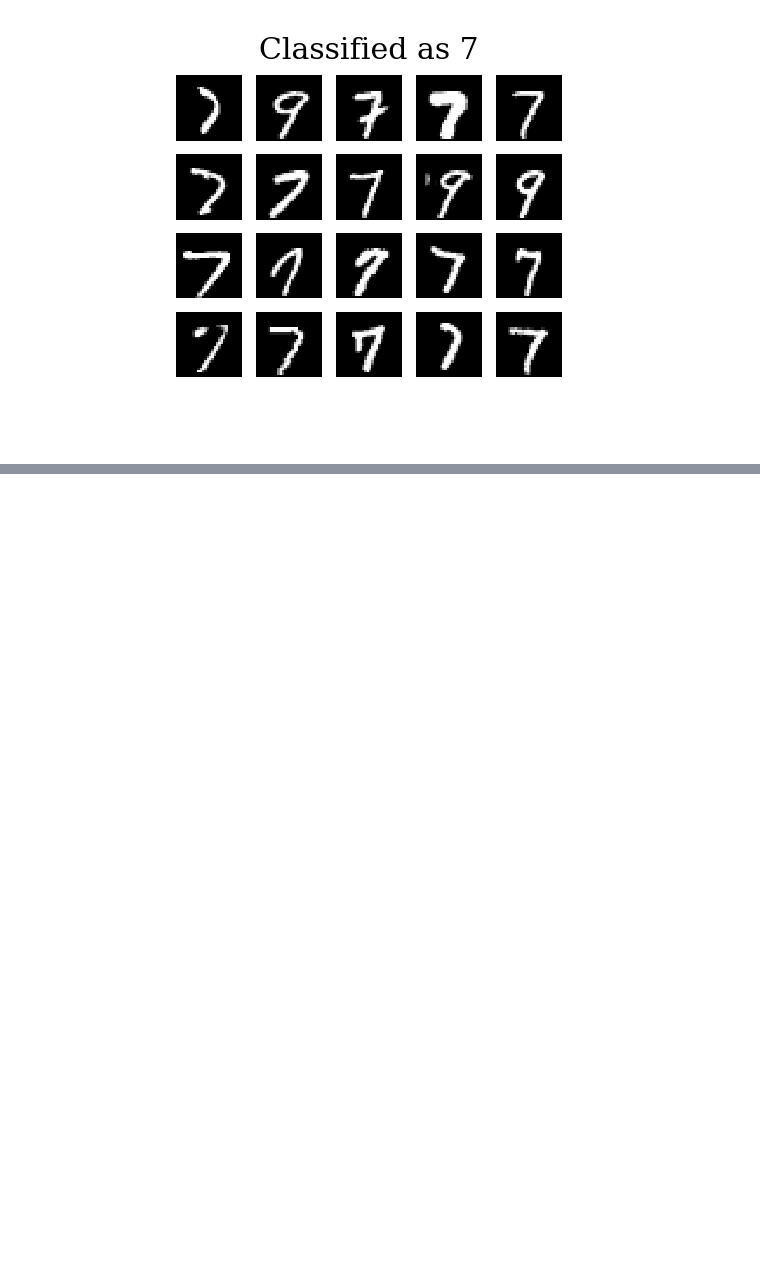
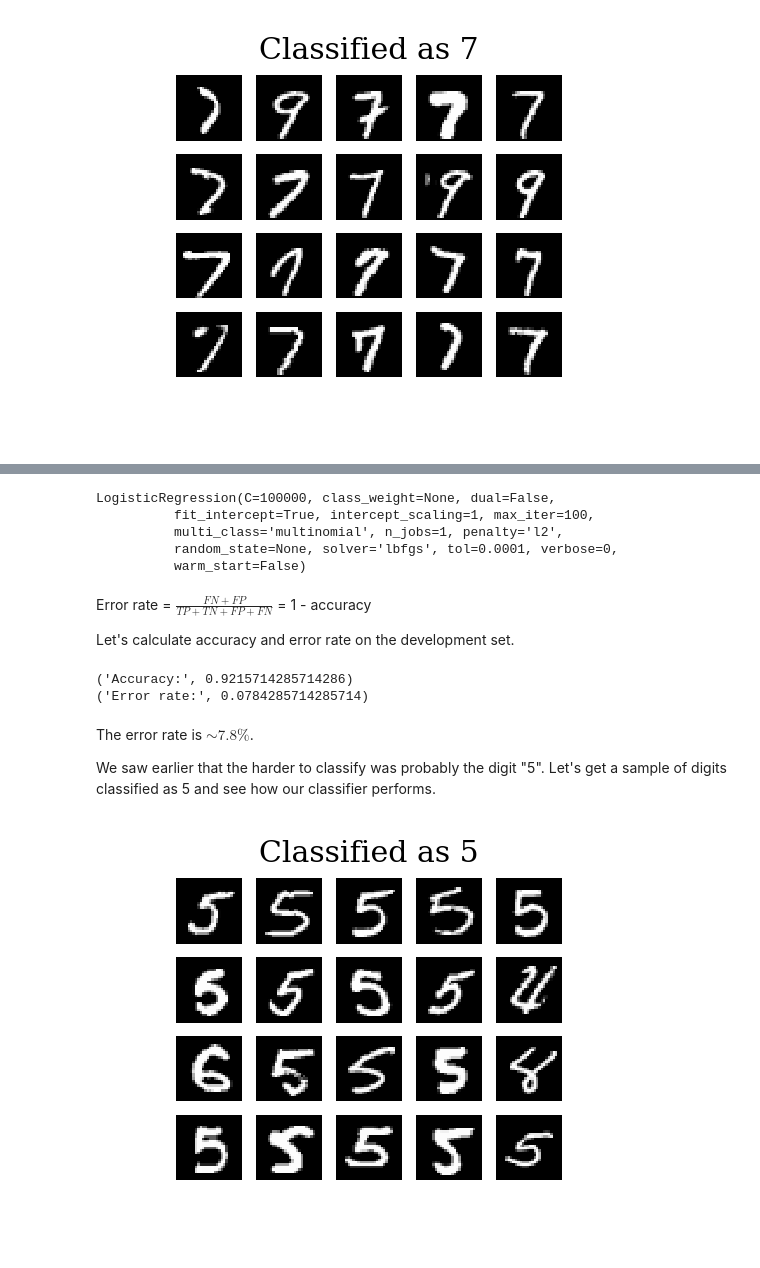
Before and after one commit to dtanoglidis/Machine-Learning-and-Large-Scale-Data-Analysis, a Jupyter notebook: HW2_Prob5_Tanoglidis.ipynb, the cells around one changed output, grey strips where cells are left out. Drawn from its saved outputs; the diff is of its cells as text; code cells hidden in the pictures; blank space fills up the shorter version.

```diff
--- a/HW2_Prob5_Tanoglidis.ipynb
+++ b/HW2_Prob5_Tanoglidis.ipynb
@@ -871,0 +874,50 @@ Comparing with the simple $k$-means clustering, we see that there is some improv
+# %%
+from sklearn.linear_model import LogisticRegression
+
+lg = LogisticRegression(fit_intercept=True, C=100000, penalty='l2',
+                       multi_class='multinomial', solver='lbfgs')
+
+
+# Fit the training set
+lg.fit(data_train, labels_train)
+# %% [output]
+LogisticRegression(C=100000, class_weight=None, dual=False,
+          fit_intercept=True, intercept_scaling=1, max_iter=100,
+          multi_class='multinomial', n_jobs=1, penalty='l2',
+          random_state=None, solver='lbfgs', tol=0.0001, verbose=0,
+          warm_start=False)
+# %% [markdown]
+Error rate = $\frac{FN + FP}{TP+TN+FP+FN}$ = 1 - accuracy
+
+Let's calculate accuracy and error rate on the development set.
+# %%
+# Predict labels for the development set
+y_predict = lg.predict(data_devel)
+# %%
+# Import metrics
+from sklearn.metrics import accuracy_score
+
+print("Accuracy:", accuracy_score(y_predict, labels_devel))
+print("Error rate:", 1-accuracy_score(y_predict, labels_devel))
+# %% [output]
+('Accuracy:', 0.9215714285714286)
+('Error rate:', 0.0784285714285714)
+# %% [markdown]
+The error rate is $\sim 7.8 \%$.
+
+We saw earlier that the harder to classify was probably the digit "5". Let's get a sample of digits classified as 5 and see how our classifier performs.
+# %%
+data_five = (data_devel[(y_predict==5)])[0:20,:]
+
+plt.figure(figsize=(ncols*0.5, nrows*0.5))
+for i in xrange(nrows*ncols):
+    if (i==3):
+        plt.title("Classified as 5")
+    plt.subplot(nrows, ncols, i+1)
+    plt.imshow(data_five[i].reshape((28,28)), cmap='gray')
+    plt.axis('off')
+
+plt.axis('off')
+plt.show()
+# %% [output]
+[figure, added]
```
Also changed, not shown: parts of 21 cells of this notebook.
